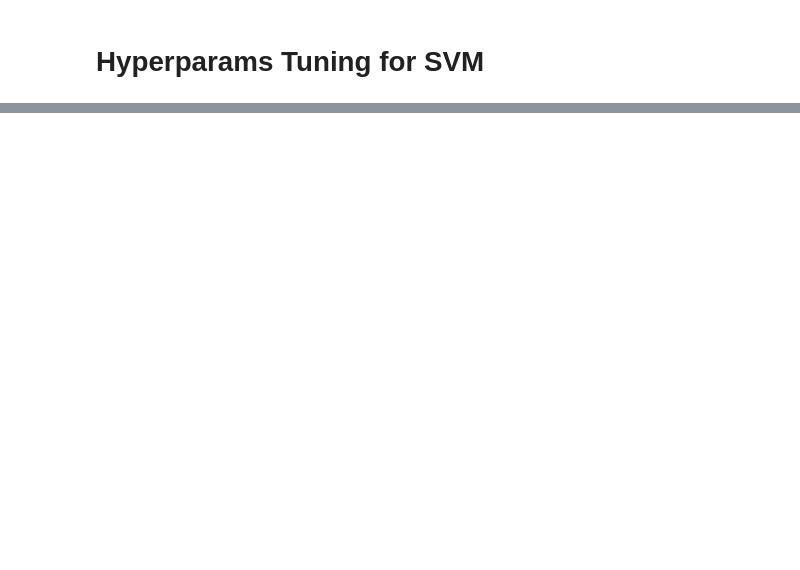
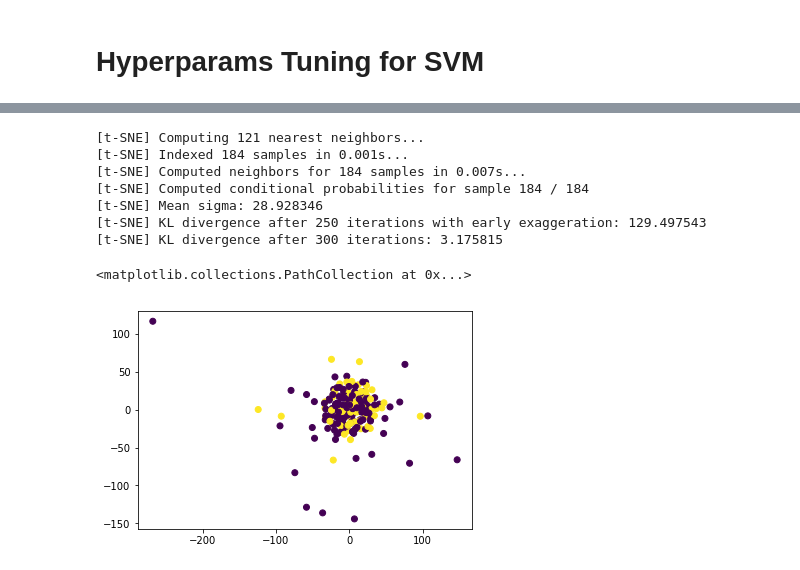
Before and after one commit to salelkafrawy/breast_cancer_relapse, a Jupyter notebook: Breast_Cancer_Project.ipynb, the cells around one changed output, grey strips where cells are left out. Drawn from its saved outputs; the diff is of its cells as text; code cells hidden in the pictures; blank space fills up the shorter version.

```diff
--- a/Breast_Cancer_Project.ipynb
+++ b/Breast_Cancer_Project.ipynb
@@ -133,0 +229,17 @@ len(clf.support_vectors_)
+# %%
+n_sne = 7000
+
+tsne = TSNE(n_components=3, verbose=1, perplexity=40, n_iter=300)
+tsne_results = tsne.fit_transform(df.drop(['y'], axis = 1).values)
+
+plt.scatter(tsne_results[:,0], tsne_results[:,1], c = df['y'])
+# %% [output]
+[t-SNE] Computing 121 nearest neighbors...
+[t-SNE] Indexed 184 samples in 0.001s...
+[t-SNE] Computed neighbors for 184 samples in 0.007s...
+[t-SNE] Computed conditional probabilities for sample 184 / 184
+[t-SNE] Mean sigma: 28.928346
+[t-SNE] KL divergence after 250 iterations with early exaggeration: 129.497543
+[t-SNE] KL divergence after 300 iterations: 3.175815
+<matplotlib.collections.PathCollection at 0x...>
+[figure, added]
```
Also changed, not shown: parts of 24 cells of this notebook, 1 other file.
